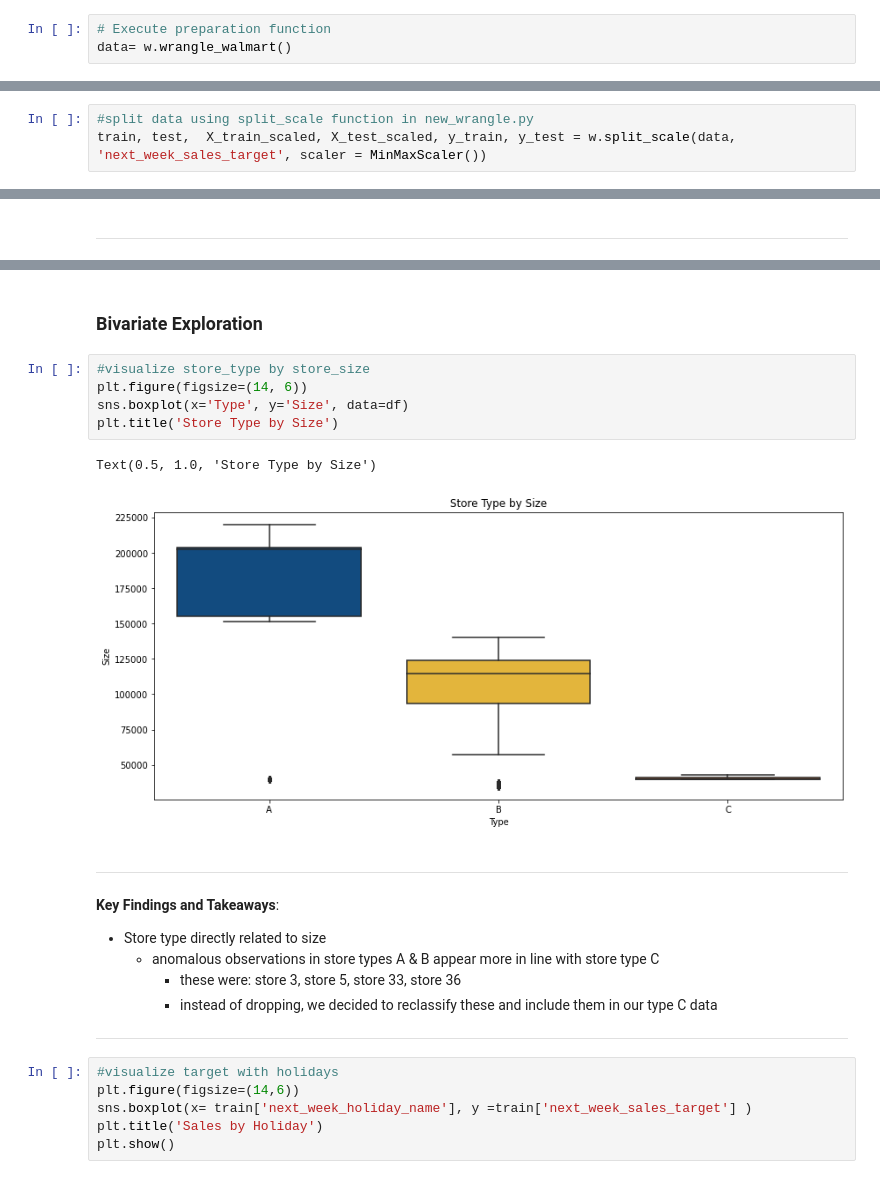
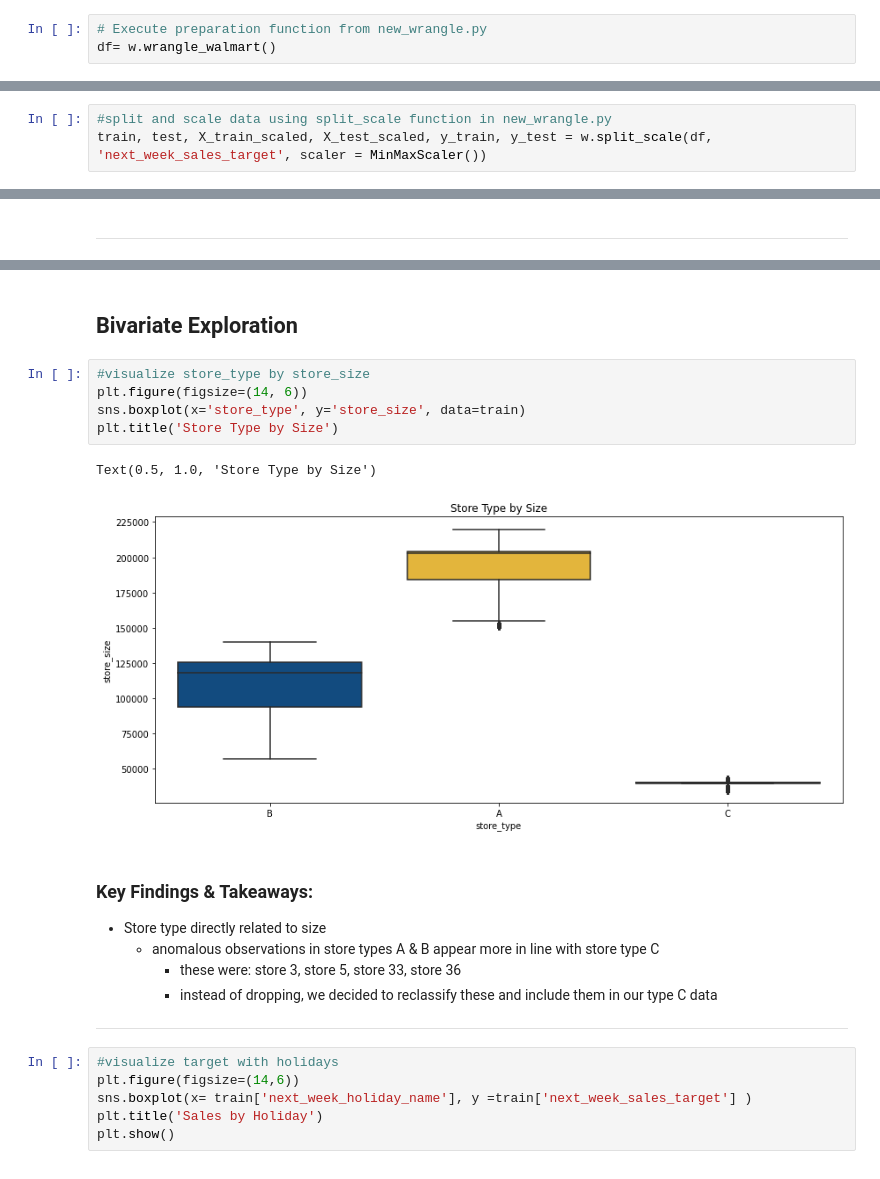
Before and after one commit to Attention-Walmart-Shoppers/capstone, a Jupyter notebook: final_notebook_draft.ipynb, the cells around one changed output, grey strips where cells are left out. Saved outputs shown, nothing was run; the diff lists cells and outputs as text.

Commit message:
expand exploration

```diff
--- a/final_notebook_draft.ipynb
+++ b/final_notebook_draft.ipynb
@@ -94,5 +104,5 @@ memory usage: 553.0+ KB
 # %% [markdown]
 <hr style="border:2px solid blue"> </hr>
 # %%
-# Execute preparation function
-data= w.wrangle_walmart()
+# Execute preparation function from new_wrangle.py
+df= w.wrangle_walmart()
@@ -98,0 +111,3 @@ data= w.wrangle_walmart()
+# %%
+#split and scale data using split_scale function in new_wrangle.py
+train, test, X_train_scaled, X_test_scaled, y_train, y_test = w.split_scale(df, 'next_week_sales_target', scaler = MinMaxScaler())
@@ -115,3 +151,0 @@ data= w.wrangle_walmart()
-# %%
-#split data using split_scale function in new_wrangle.py
-train, test,  X_train_scaled, X_test_scaled, y_train, y_test = w.split_scale(data, 'next_week_sales_target', scaler = MinMaxScaler())
@@ -127,16 +177,15 @@ test -> (1229, 32)
 # %% [markdown]
-### Bivariate Exploration
+## Bivariate Exploration
 # %%
 #visualize store_type by store_size
 plt.figure(figsize=(14, 6))
-sns.boxplot(x='Type', y='Size', data=df)
+sns.boxplot(x='store_type', y='store_size', data=train)
 plt.title('Store Type by Size')
 # %% [output]
 Text(0.5, 1.0, 'Store Type by Size')
-[figure, old version]
+[figure, new version]
 # %% [markdown]
-***
-**Key Findings and Takeaways**:
+### Key Findings & Takeaways:
 * Store type directly related to size
     * anomalous observations in store types A & B appear more in line with store type C
         * these were: store 3, store 5, store 33, store 36
```
Also changed, not shown: parts of 53 cells of this notebook.
